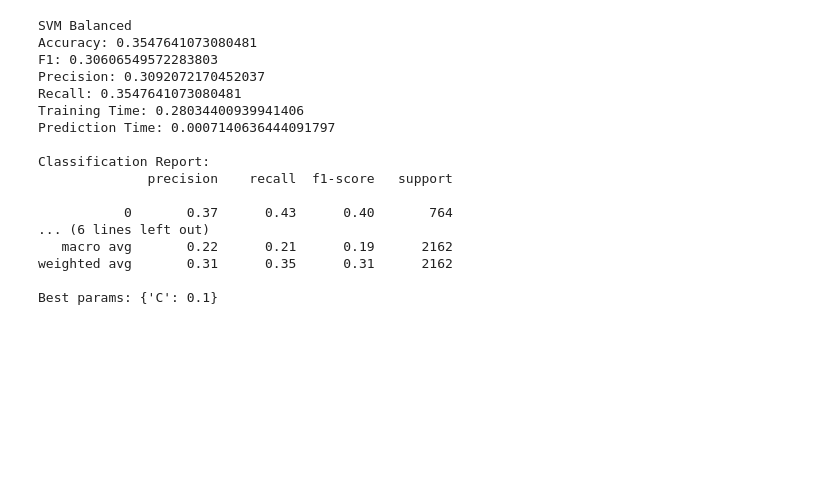
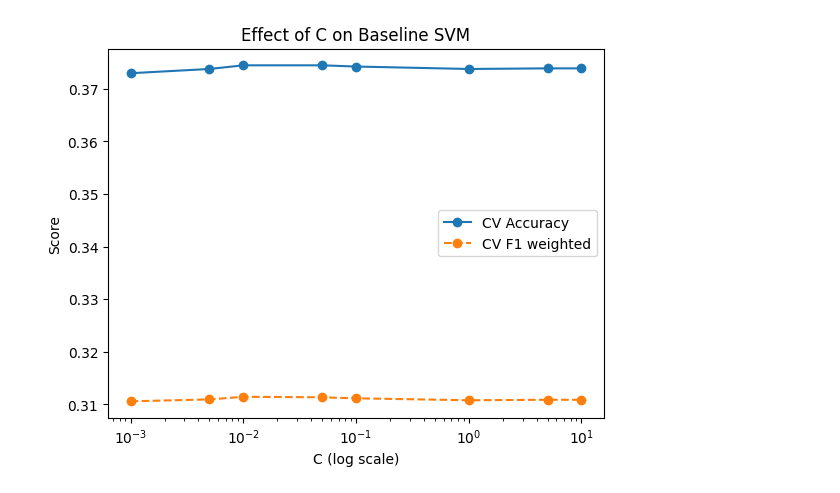
Before and after one commit to AngelaLee03/ProjectFinalReport, a Jupyter notebook: models/SVM.ipynb, the cells around one changed output. Cells and saved outputs as stored; diff of their text form; code cells hidden in the pictures; blank space fills up the shorter version.

```diff
--- a/models/SVM.ipynb
+++ b/models/SVM.ipynb
@@ -117,44 +132,14 @@ Best params: {'C': 1}
 # %%
-# SVM Model #2: Balanced Class Weights
-balanced_grid = GridSearchCV(
-    LinearSVC(
-        loss="squared_hinge",
-        class_weight="balanced",
-        max_iter=10000,
-        random_state=42
-    ),
-    param_grid,
-    cv=3,
-    scoring="f1_weighted",
-    n_jobs=-1
-)
-
-balanced_result = evaluate_svm(
-    "SVM Balanced",
-    balanced_grid,
-    X_train,
-    X_test,
-    y_train,
-    y_test
-)
-
-print("Best params:", balanced_grid.best_params_)
+# Plot baseline C tuning
+plt.figure()
+plt.plot(C_values, baseline_cv_acc, marker="o", label="CV Accuracy")
+plt.plot(C_values, baseline_cv_f1, marker="o", linestyle="--", label="CV F1 weighted")
+plt.xscale("log")
+plt.xlabel("C (log scale)")
+plt.ylabel("Score")
+plt.title("Effect of C on Baseline SVM")
+plt.legend()
+plt.show()
 # %% [output]
-SVM Balanced
-Accuracy: 0.3547641073080481
-F1: 0.30606549572283803
-Precision: 0.3092072170452037
-Recall: 0.3547641073080481
-Training Time: 0.28034400939941406
-Prediction Time: 0.0007140636444091797
-
-Classification Report:
-              precision    recall  f1-score   support
-
-           0       0.37      0.43      0.40       764
-... (6 lines left out)
-   macro avg       0.22      0.21      0.19      2162
-weighted avg       0.31      0.35      0.31      2162
-
-Best params: {'C': 0.1}
+[figure, added]
 # %%
```
Also changed, not shown: parts of 13 cells of this notebook.
